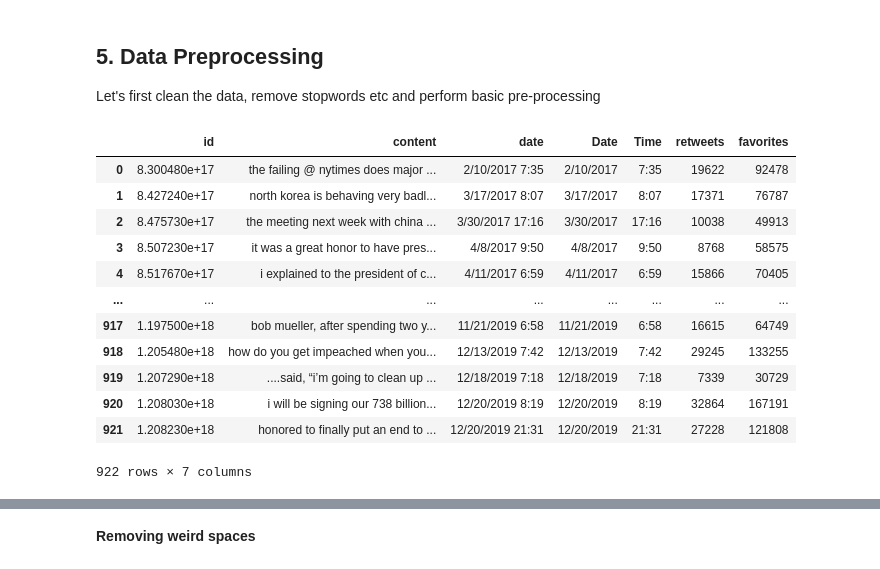
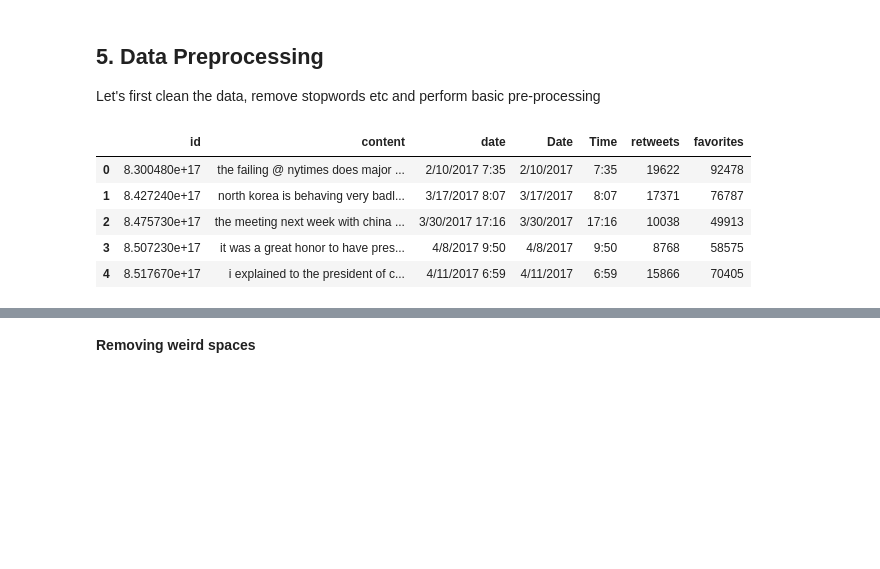
Before and after one commit to yuesabinaliang/Fall2020-Project5-group2, a Jupyter notebook: lib/textblob_sentiment_analysis.ipynb, the cells around one changed output, grey strips where cells are left out. Cells and saved outputs as stored; diff of their text form; code cells hidden in the pictures; blank space fills up the shorter version.

Commit message:
chinese related update

```diff
--- a/lib/textblob_sentiment_analysis.ipynb
+++ b/lib/textblob_sentiment_analysis.ipynb
@@ -202,21 +202,14 @@ train_china_related[['Date','Time']] = train_china_related.date.str.split(" ",ex
 col_list = train_china_related.columns
 train_china_related = train_china_related[[col_list[1], col_list[0], col_list[2],col_list[5], col_list[6], col_list[3], col_list[4]]]
 # %%
-train_china_related
+train_china_related.head()
 # %% [output]
 |  | id | content | date | Date | Time | retweets | favorites |
 | 0 | 8.300480e+17 | the failing @ nytimes does major ... | 2/10/2017 7:35 | 2/10/2017 | 7:35 | 19622 | 92478 |
 | 1 | 8.427240e+17 | north korea is behaving very badl... | 3/17/2017 8:07 | 3/17/2017 | 8:07 | 17371 | 76787 |
 | 2 | 8.475730e+17 | the meeting next week with china ... | 3/30/2017 17:16 | 3/30/2017 | 17:16 | 10038 | 49913 |
 | 3 | 8.507230e+17 | it was a great honor to have pres... | 4/8/2017 9:50 | 4/8/2017 | 9:50 | 8768 | 58575 |
 | 4 | 8.517670e+17 | i explained to the president of c... | 4/11/2017 6:59 | 4/11/2017 | 6:59 | 15866 | 70405 |
-| ... | ... | ... | ... | ... | ... | ... | ... |
-| 917 | 1.197500e+18 | bob mueller, after spending two y... | 11/21/2019 6:58 | 11/21/2019 | 6:58 | 16615 | 64749 |
-| 918 | 1.205480e+18 | how do you get impeached when you... | 12/13/2019 7:42 | 12/13/2019 | 7:42 | 29245 | 133255 |
-| 919 | 1.207290e+18 | ....said, “i’m going to clean up ... | 12/18/2019 7:18 | 12/18/2019 | 7:18 | 7339 | 30729 |
-| 920 | 1.208030e+18 | i will be signing our 738 billion... | 12/20/2019 8:19 | 12/20/2019 | 8:19 | 32864 | 167191 |
-| 921 | 1.208230e+18 | honored to finally put an end to ... | 12/20/2019 21:31 | 12/20/2019 | 21:31 | 27228 | 121808 |
-922 rows × 7 columns
 # %%
 train_china_related['Date'] = pd.to_datetime(train_china_related['Date'])
 train_china_related = train_china_related[train_china_related['Date']> pd.to_datetime('1/1/2018')]
```
Also changed, not shown: parts of 1 cell of this notebook.
